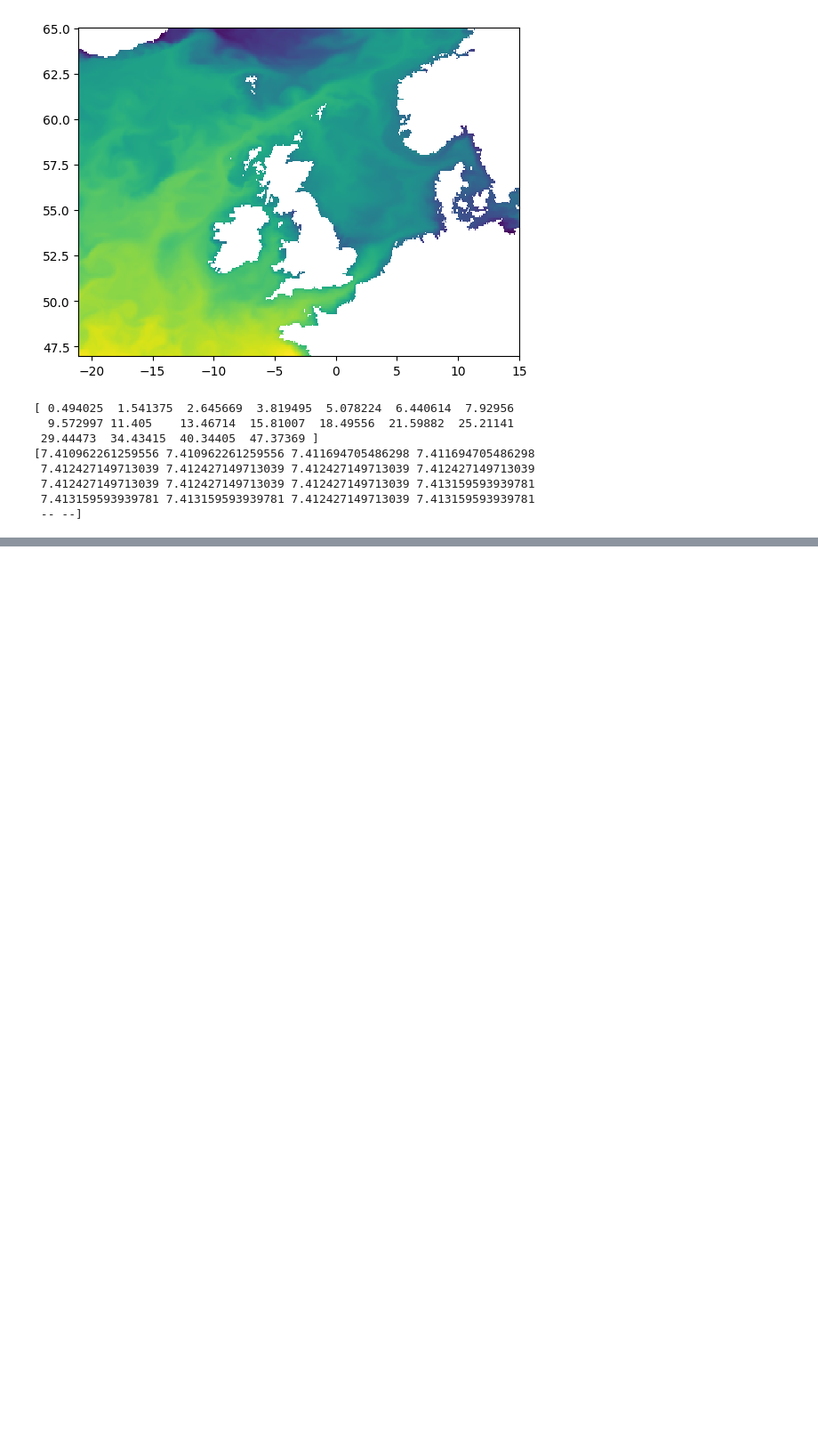
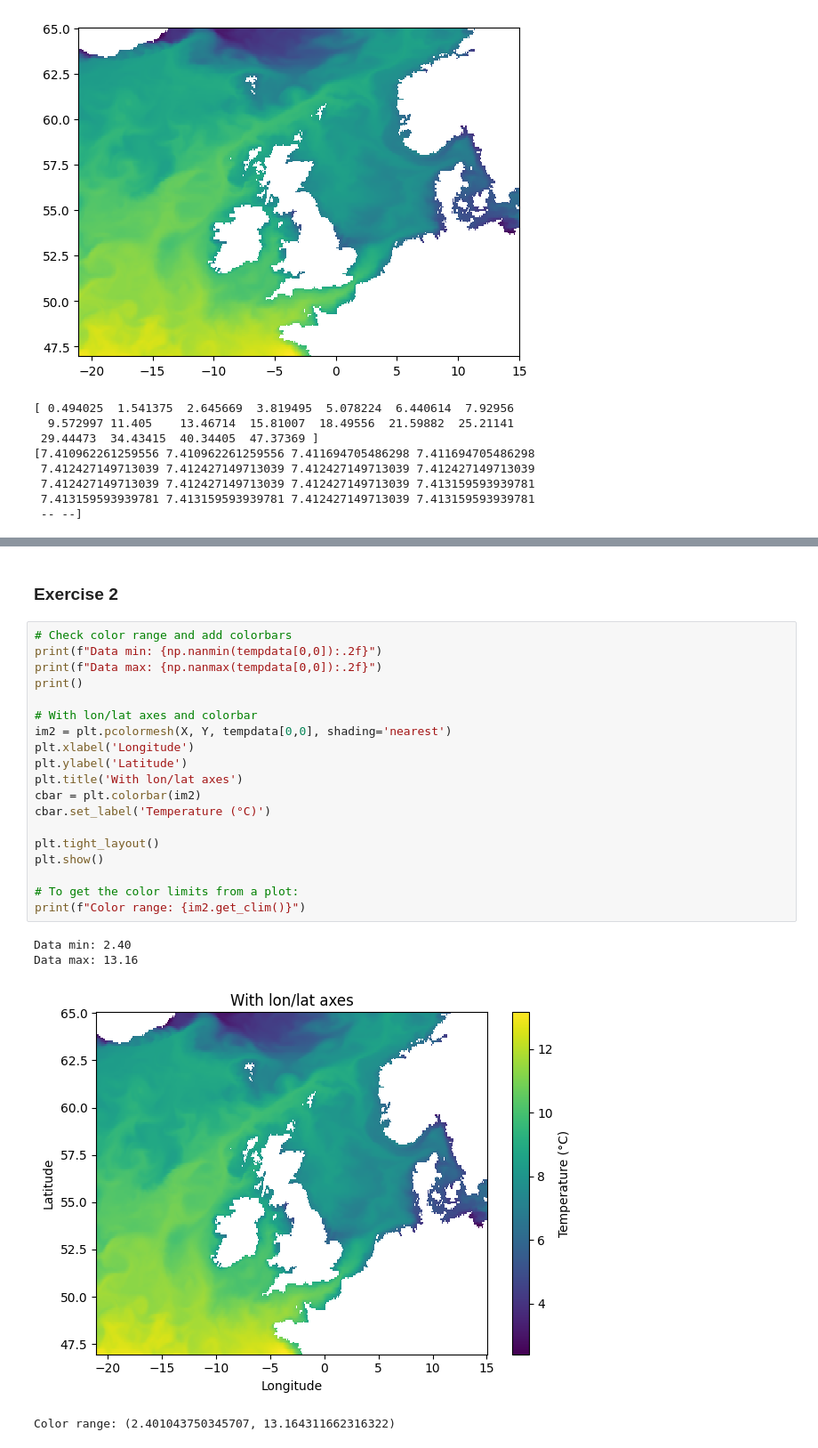
Before and after one commit to natslimak/OceanCourses, a Jupyter notebook: DigitalOcean/Assignment_1.ipynb, the cells around one changed output, grey strips where cells are left out. Shown at 89% size. Saved outputs shown, nothing was run; the diff lists cells and outputs as text; blank space fills up the shorter version.

```diff
--- a/DigitalOcean/Assignment_1.ipynb
+++ b/DigitalOcean/Assignment_1.ipynb
@@ -44,0 +66,26 @@ print(tempdata[0,:,100,300])
+# %% [markdown]
+### Exercise 2
+# %%
+# Check color range and add colorbars
+print(f"Data min: {np.nanmin(tempdata[0,0]):.2f}")
+print(f"Data max: {np.nanmax(tempdata[0,0]):.2f}")
+print()
+
+# With lon/lat axes and colorbar
+im2 = plt.pcolormesh(X, Y, tempdata[0,0], shading='nearest')
+plt.xlabel('Longitude')
+plt.ylabel('Latitude')
+plt.title('With lon/lat axes')
+cbar = plt.colorbar(im2)
+cbar.set_label('Temperature (°C)')
+
+plt.tight_layout()
+plt.show()
+
+# To get the color limits from a plot:
+print(f"Color range: {im2.get_clim()}")
+# %% [output]
+Data min: 2.40
+Data max: 13.16
+[figure, added]
+Color range: (2.401043750345707, 13.164311662316322)
```
Also changed, not shown: parts of 11 cells of this notebook.
